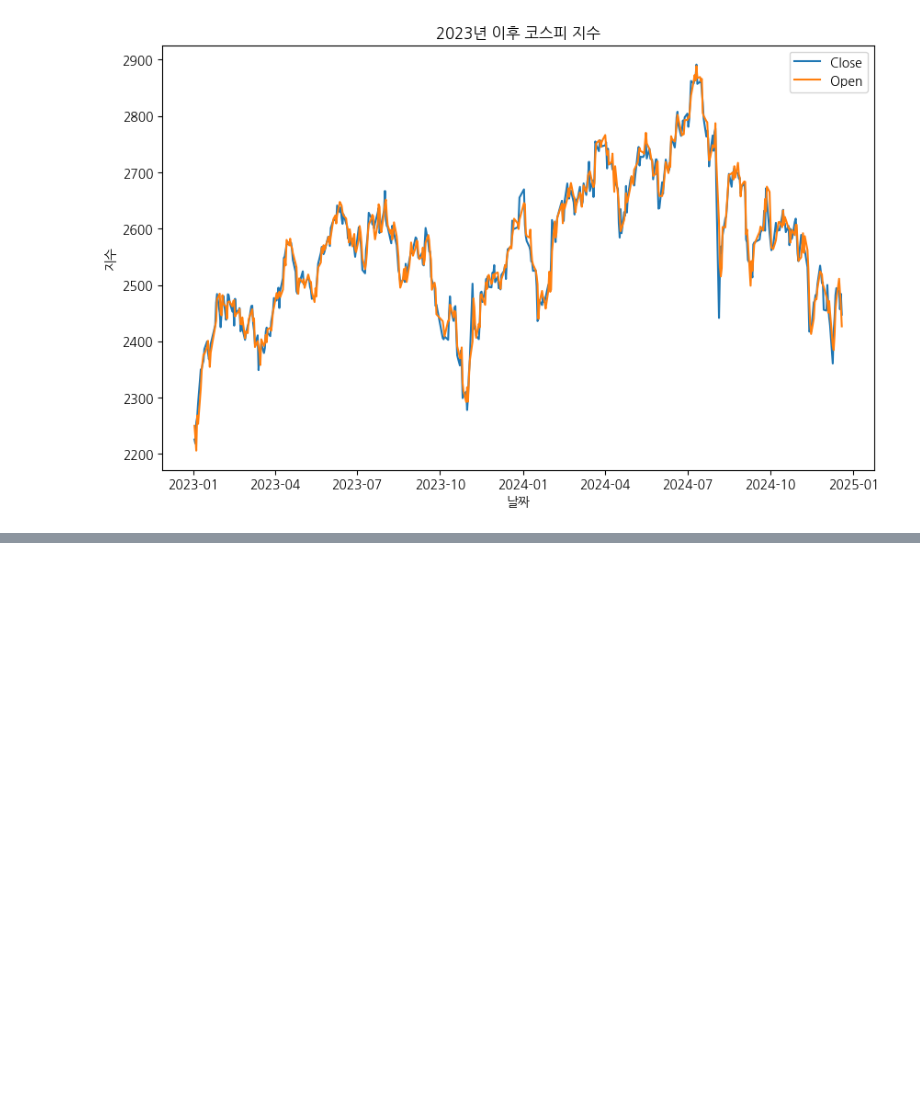
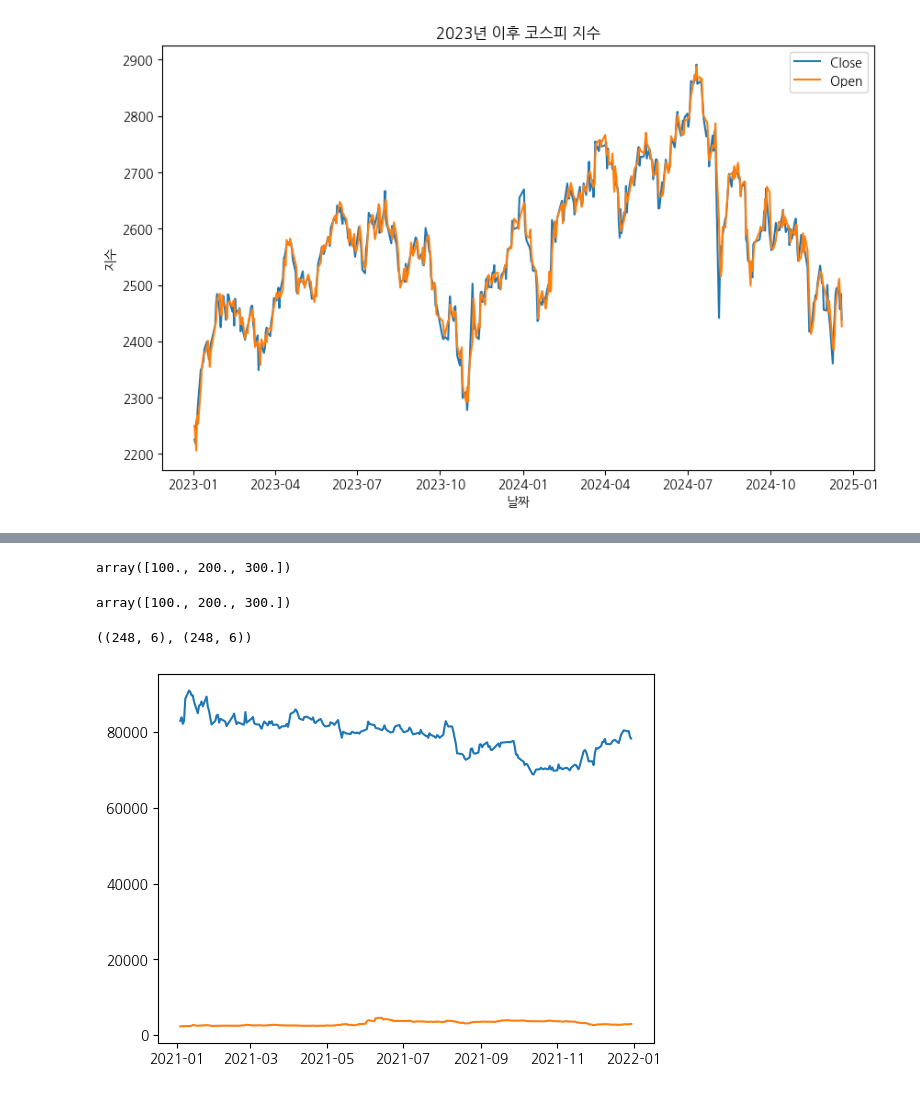
Before and after one commit to jihun-shim/study_pandas, a Jupyter notebook: codes/14.visuallizations_informations.ipynb, the cells around one changed output, grey strips where cells are left out. Cells and saved outputs as stored; diff of their text form; code cells hidden in the pictures; blank space fills up the shorter version.

```diff
--- a/codes/14.visuallizations_informations.ipynb
+++ b/codes/14.visuallizations_informations.ipynb
@@ -80,0 +88,22 @@ plt.show()
+# %%
+(array_first / array_first[0]) * 100
+# %% [output]
+array([100., 200., 300.])
+# %%
+(array_second / array_second[0]) * 100
+# %% [output]
+array([100., 200., 300.])
+# %%
+symbol_tway = fdr.DataReader(symbol='091810',start='2021', end='2022')
+symbol_samsung = fdr.DataReader(symbol='005930',start='2021', end='2022')
+# %%
+symbol_tway.shape,symbol_samsung.shape
+# %% [output]
+((248, 6), (248, 6))
+# %%
+plt.plot(symbol_samsung.index, symbol_samsung['Close'])
+plt.plot(symbol_tway.index, symbol_tway['Close'])
+
+plt.show()
+# %% [output]
+[figure, added]
```
Also changed, not shown: parts of 8 cells of this notebook, 1 other file.
